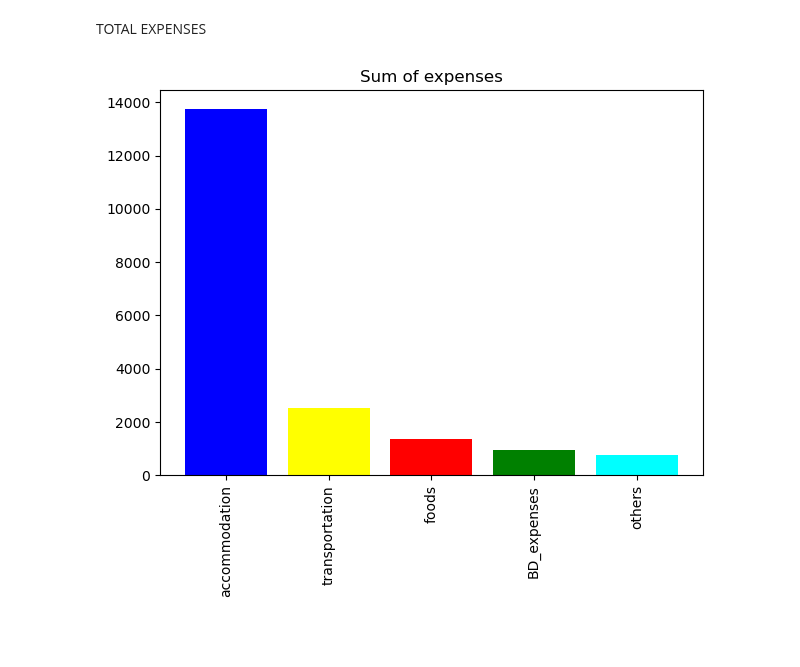
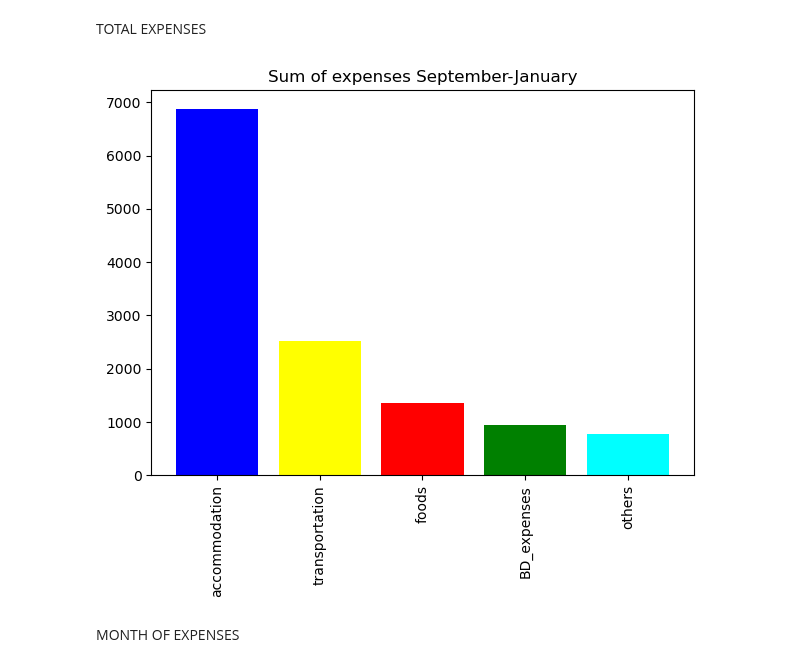
Before and after one commit to doofenzy/datascience-expenses, a Jupyter notebook: daily_expenses.ipynb, the cells around one changed output. Saved outputs shown, nothing was run; the diff lists cells and outputs as text; code cells hidden in the pictures; blank space fills up the shorter version.

```diff
--- a/daily_expenses.ipynb
+++ b/daily_expenses.ipynb
@@ -1,9 +1,12 @@
 # %%
 import pandas as pd
 import matplotlib.pyplot as plt
+import numpy as np
 
 column_names = ['month_of_salary', 'expenses_of_the_month', 'salary', 'accommodation', 'transportation', 'foods', 'BD_expenses', 'others', 'total_cost', 'remaining']
 df = pd.read_csv("expenses.csv", names=column_names, header=0)
+df = df.dropna(subset=['month_of_salary', 'expenses_of_the_month'])
+df = df.reset_index(drop=True)
 df.head(10)
 # %% [output]
 |  | month_of_salary | expenses_of_the_month | salary | accommodation | transportation | foods | BD_expenses | ... |
@@ -51,17 +48,19 @@ TOTAL EXPENSES
 # %%
 sum_expenses = {
     "accommodation" : df["accommodation"].sum(),
     "transportation" : df["transportation"].sum(),
     "foods" : df["foods"].sum(),
     "BD_expenses" : df["BD_expenses"].sum(),
     "others" : df["others"].sum(),
 }
 
 plt.figure(figsize = (7,5))
 colors = ["blue", "yellow", "red", "green", "cyan"]
 plt.bar(sum_expenses.keys(), sorted(sum_expenses.values(), reverse=True), color = colors)
-plt.title("Sum of expenses")
+plt.title("Sum of expenses September-January")
 plt.xticks(rotation = 90)
 plt.show()
 # %% [output]
-[figure, old version]
+[figure, new version]
+# %% [markdown]
+MONTH OF EXPENSES
```
Also changed, not shown: parts of 4 cells of this notebook.
